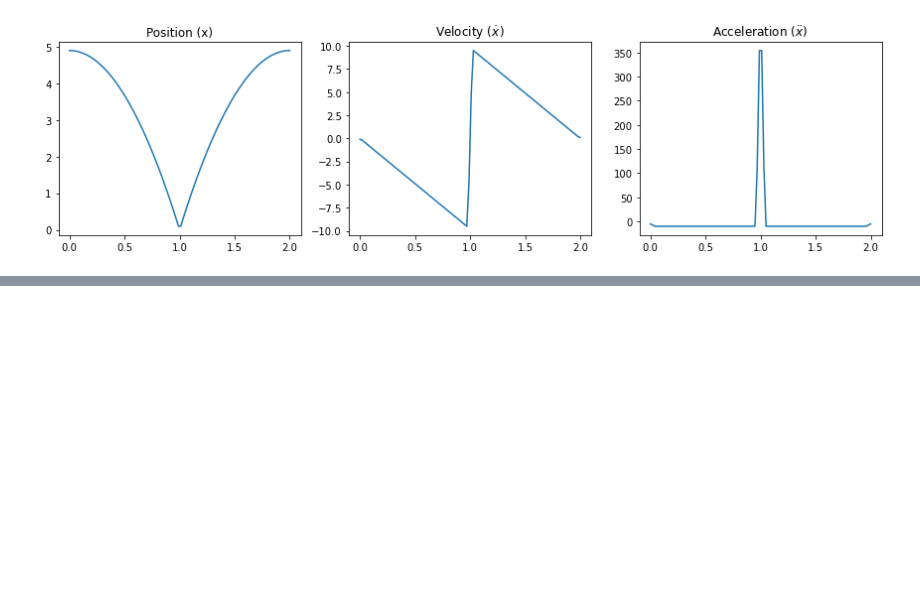
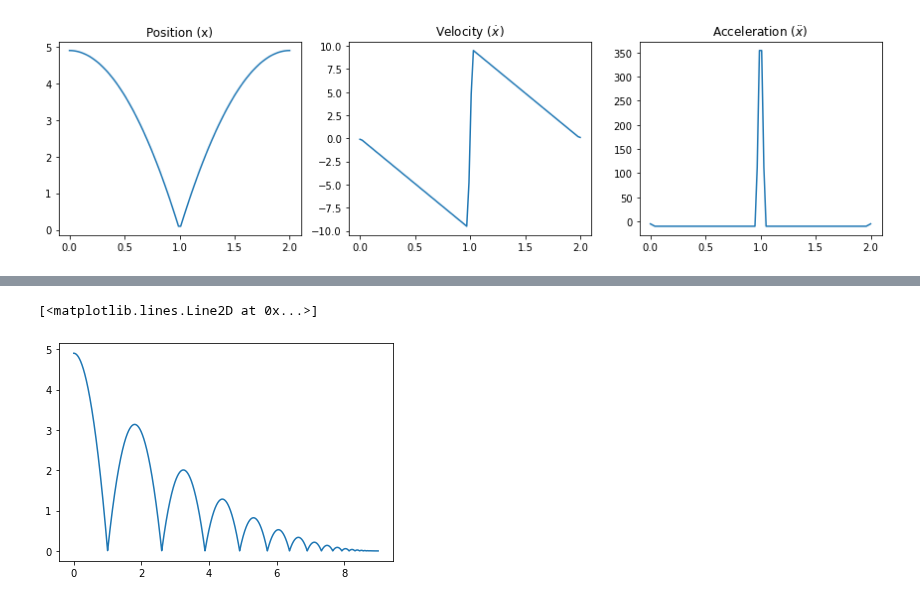
Before and after one commit to Matthew1309/Intuitions, a Jupyter notebook: Mathematics/DiffEq/Pingpongball/PingPongBall.ipynb, the cells around one changed output, grey strips where cells are left out. Drawn from its saved outputs; the diff is of its cells as text; code cells hidden in the pictures; blank space fills up the shorter version.

```diff
--- a/Mathematics/DiffEq/Pingpongball/PingPongBall.ipynb
+++ b/Mathematics/DiffEq/Pingpongball/PingPongBall.ipynb
@@ -163,0 +174,39 @@ plt.show()
+# %%
+def pingpongball_cycle(m=1, v0=0, x0=9.8/2, g = 9.8, bounce_coef = 1, F0 = None):
+    def time_to_impact(g, v0, x0):
+        sol1 = (-v0 + np.sqrt(v0**2 + 4*(g/2)*x0)) / -g
+        sol2 = (-v0 - np.sqrt(v0**2 + 4*(g/2)*x0)) / -g
+        return( np.maximum(sol1, sol2) )
+    def time_to_come_up(F0, m, g, timp):
+        vrising = F0/m - g*timp
+        return(vrising / g)
+
+    timp = time_to_impact(g, v0, x0)
+    if(F0 is None):
+        F0 = bounce_coef * (m*g*timp) * 2
+    trise = time_to_come_up(F0, m, g, timp)
+
+    return(timp+trise)
+# %%
+cum_x = [0]
+cum_y = []
+x0 = 9.8/2
+v0 = 0
+bounce_coef = 0.90
+t_start = 0
+t_stop = pingpongball_cycle(bounce_coef = bounce_coef, x0 = x0, v0 = v0)
+
+nbounces = 100
+for i in range(nbounces):
+    x = np.linspace(start = t_start, stop = t_stop, num = 500)
+    y = pingpongball(x, bounce_coef=bounce_coef, x0 = x0, v0 = v0)
+    x0 = y[-1]
+    t_stop = pingpongball_cycle(bounce_coef = bounce_coef, x0 = x0, v0 = v0)
+    cum_x += [values + cum_x[-1] for values in x]
+    cum_y += list(y)
+cum_x = cum_x[1:]
+
+plt.plot(cum_x,cum_y)
+# %% [output]
+[<matplotlib.lines.Line2D at 0x...>]
+[figure, added]
```
Also changed, not shown: parts of 7 cells of this notebook.
